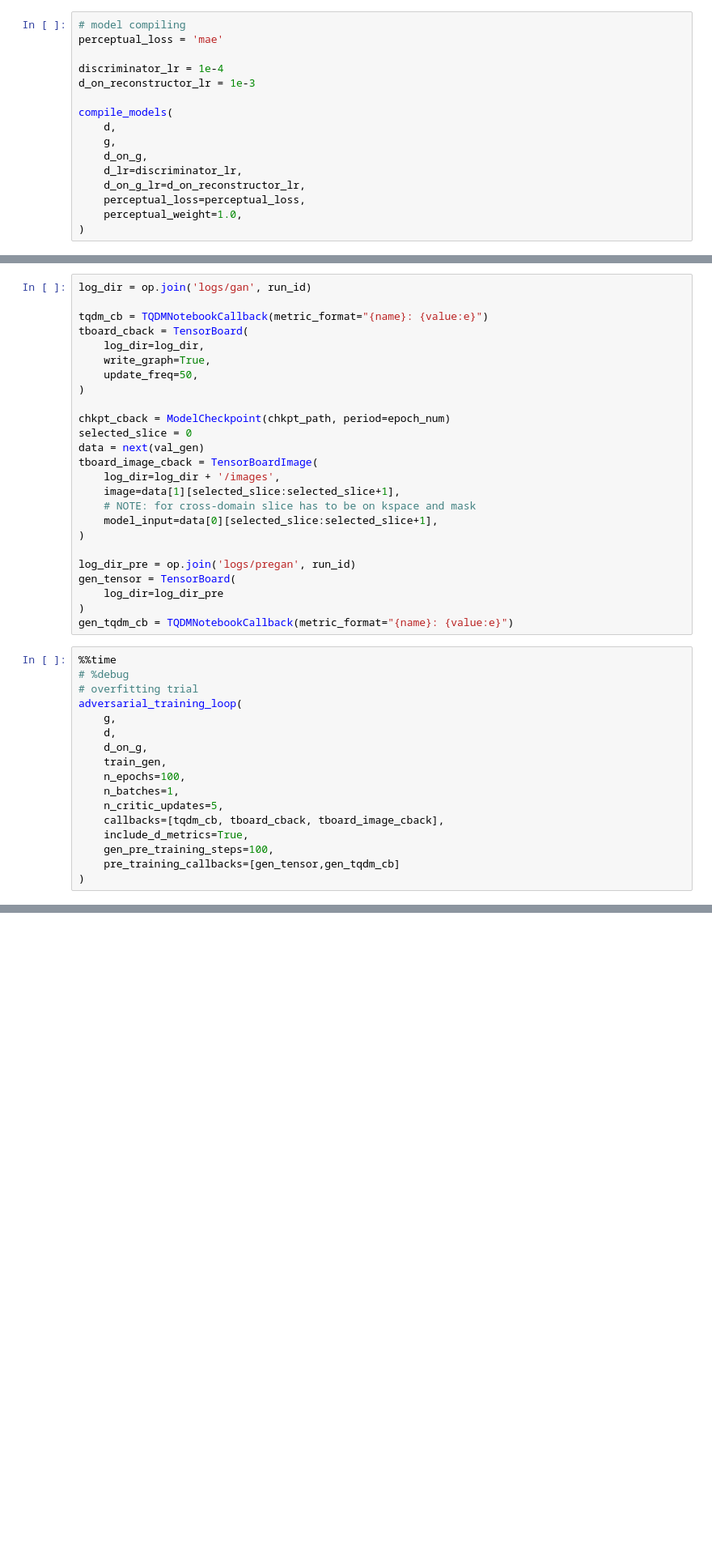
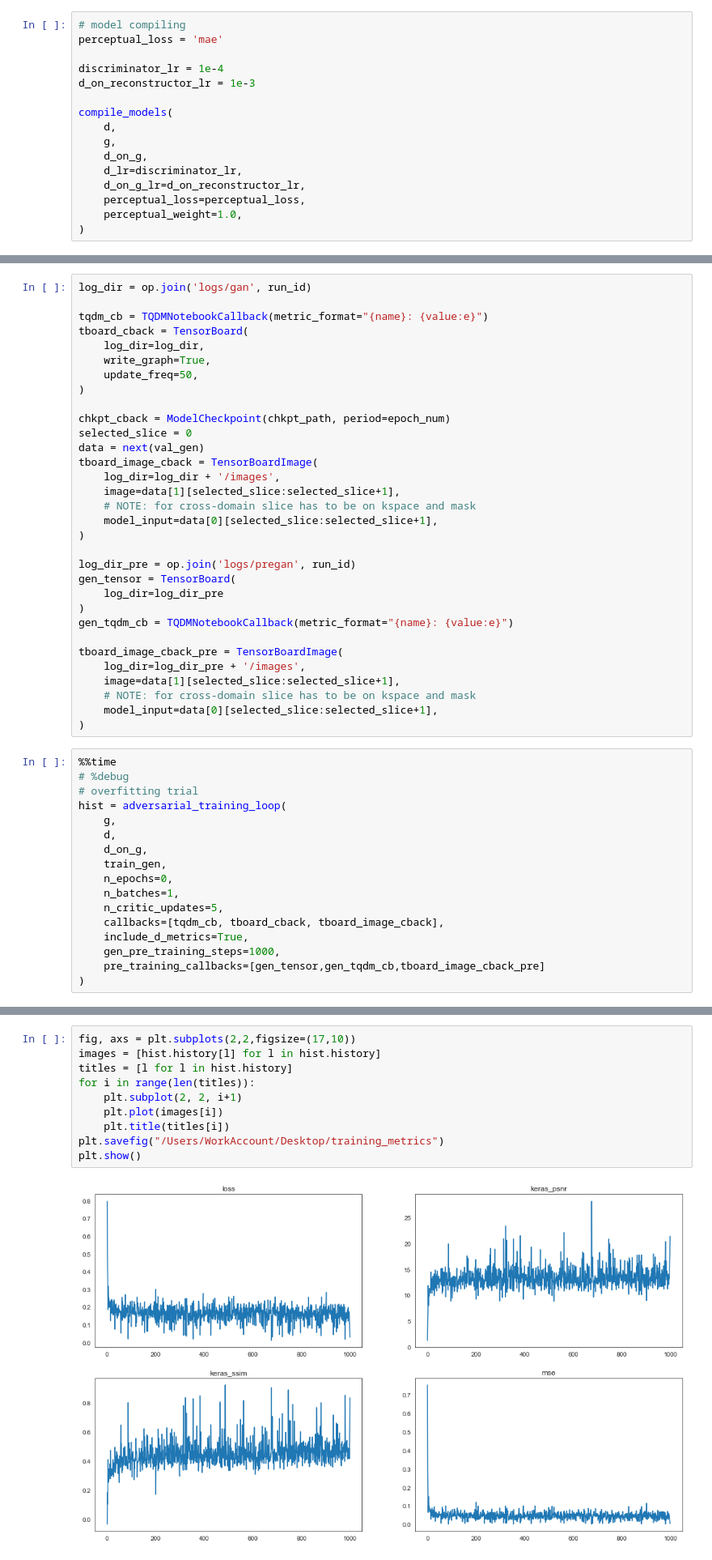
Before and after one commit to zaccharieramzi/fastmri-reproducible-benchmark, a Jupyter notebook: experiments/gan_unet_approach_random.ipynb, the cells around one changed output, grey strips where cells are left out. Shown at 81% size. Saved outputs shown, nothing was run; the diff lists cells and outputs as text; blank space fills up the shorter version.

```diff
--- a/experiments/gan_unet_approach_random.ipynb
+++ b/experiments/gan_unet_approach_random.ipynb
@@ -104,21 +105,28 @@ gen_tensor = TensorBoard(
     log_dir=log_dir_pre
 )
 gen_tqdm_cb = TQDMNotebookCallback(metric_format="{name}: {value:e}")
+
+tboard_image_cback_pre = TensorBoardImage(
+    log_dir=log_dir_pre + '/images',
+    image=data[1][selected_slice:selected_slice+1],
+    # NOTE: for cross-domain slice has to be on kspace and mask
+    model_input=data[0][selected_slice:selected_slice+1],
+)
 # %%
 %%time
 # %debug
 # overfitting trial
-adversarial_training_loop(
+hist = adversarial_training_loop(
     g,
     d,
     d_on_g,
     train_gen,
-    n_epochs=100,
+    n_epochs=0,
     n_batches=1,
     n_critic_updates=5,
     callbacks=[tqdm_cb, tboard_cback, tboard_image_cback],
     include_d_metrics=True,
-    gen_pre_training_steps=100,
-    pre_training_callbacks=[gen_tensor,gen_tqdm_cb]
+    gen_pre_training_steps=1000,
+    pre_training_callbacks=[gen_tensor,gen_tqdm_cb,tboard_image_cback_pre]
 )
 # %% [output]
@@ -141,0 +183,12 @@ HBox(children=(IntProgress(value=0, description='Epoch 7', max=1, style=Progress
+# %%
+fig, axs = plt.subplots(2,2,figsize=(17,10))
+images = [hist.history[l] for l in hist.history]
+titles = [l for l in hist.history]
+for i in range(len(titles)):
+    plt.subplot(2, 2, i+1)
+    plt.plot(images[i])
+    plt.title(titles[i])
+plt.savefig("/Users/WorkAccount/Desktop/training_metrics")
+plt.show()
+# %% [output]
+[figure, added]
```
Also changed, not shown: parts of 8 cells of this notebook, 1 other file.
